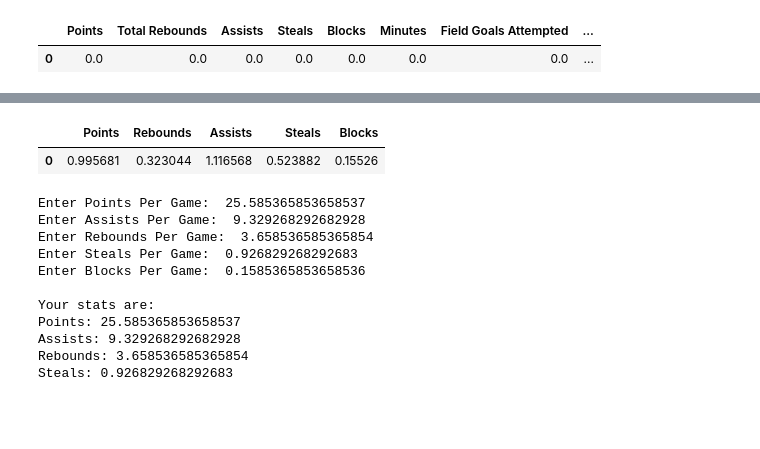
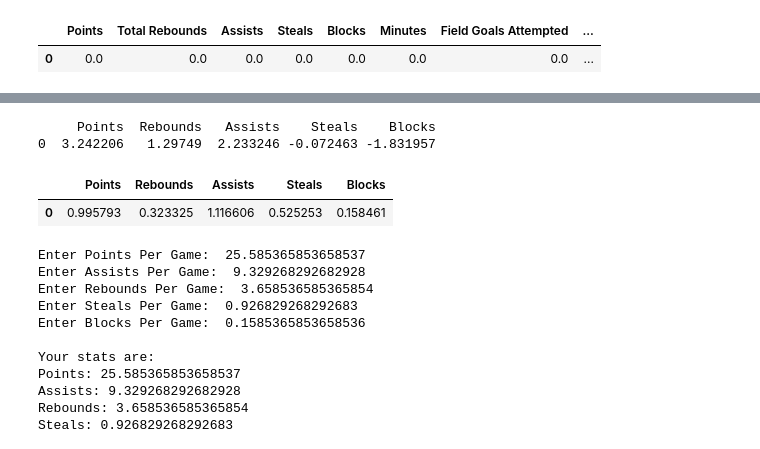
Before and after one commit to TobyScogings/NBA-Similarity-App, a Jupyter notebook: Test Environment.ipynb, the cells around one changed output, grey strips where cells are left out. Cells and saved outputs as stored; diff of their text form; code cells hidden in the pictures; blank space fills up the shorter version.

```diff
--- a/Test Environment.ipynb
+++ b/Test Environment.ipynb
@@ -296,49 +296,59 @@ df2 = df2.rename(columns={
     'pFouls': 'Fouls',
     'turnovers': 'Turnovers'
 })
 
 df2 = df2[['Points', 'Rebounds', 'Assists', 'Steals', 'Blocks']]
 
 # Columns for log transformation
 stats_columns = df2.columns.to_list()
 
 # Apply log transformation to the full dataset
 df2.loc[:, stats_columns] = df2[stats_columns].apply(lambda x: np.log(x + 0.0001))
 
+
+
+# Now we define the new row for input
+data = {
+    'Points': [25.59],
+    'Rebounds': [3.66],
+    'Assists': [9.33],
+    'Steals': [0.93],
+    'Blocks': [0.16]
+}
+
+# Create a DataFrame for the new row
+new_row = pd.DataFrame(data)
+
+# Step 1: Log transform the new row (same as for the full dataset)
+new_row[stats_columns] = new_row[stats_columns].apply(lambda x: np.log(x + 0.0001))
+
+print(new_row)
+
+
+##############################################################################
+
+
 # Define columns for scaling
 scale_cols = ['Points', 'Rebounds', 'Assists', 'Steals', 'Blocks']
 
 # Create a copy of the dataframe for scaling
 df_scaled = df2.copy()
 
 # Initialize and fit the StandardScaler to the full dataset
 scaler = StandardScaler()
 df_scaled[scale_cols] = scaler.fit_transform(df2[scale_cols])
 
-# Now we define the new row for input
-data = {
-    'Points': [25.585365853658537],
-    'Rebounds': [3.658536585365854],
-    'Assists': [9.329268292682928],
-    'Steals': [0.926829268292683],
-    'Blocks': [0.1585365853658536]
-}
-
-# Create a DataFrame for the new row
-new_row = pd.DataFrame(data)
-
-# Step 1: Log transform the new row (same as for the full dataset)
-new_row[stats_columns] = new_row[stats_columns].apply(lambda x: np.log(x + 0.0001))
-
 # Step 2: Apply the scaling (use the same scaler fitted on df2)
 new_row_scaled = new_row.copy()
 new_row_scaled[scale_cols] = scaler.transform(new_row[scale_cols])
 
 # Output the scaled new row
 new_row_scaled.head()
 # %% [output]
+     Points  Rebounds   Assists    Steals    Blocks
+0  3.242206   1.29749  2.233246 -0.072463 -1.831957
 |  | Points | Rebounds | Assists | Steals | Blocks |
-| 0 | 0.995681 | 0.323044 | 1.116568 | 0.523882 | 0.15526 |
+| 0 | 0.995793 | 0.323325 | 1.116606 | 0.525253 | 0.158461 |
 # %%
 # Dictionary to store user inputs
 user_stats = {}
```
Also changed, not shown: 1 other file.
